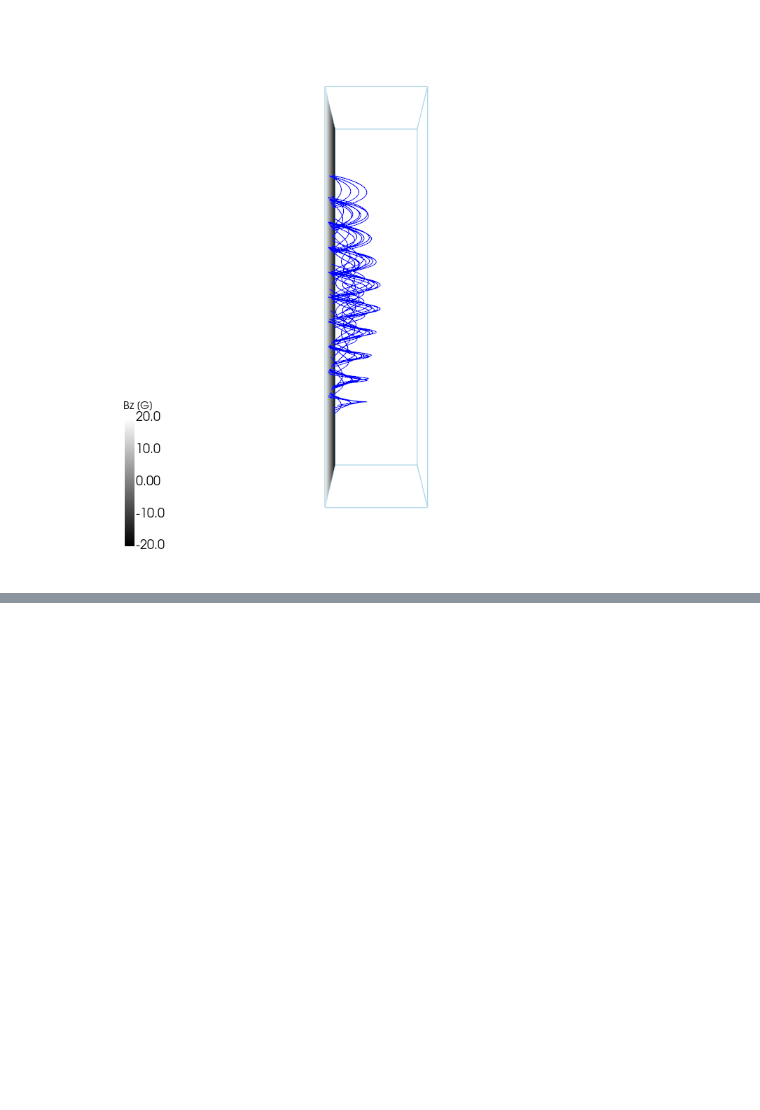
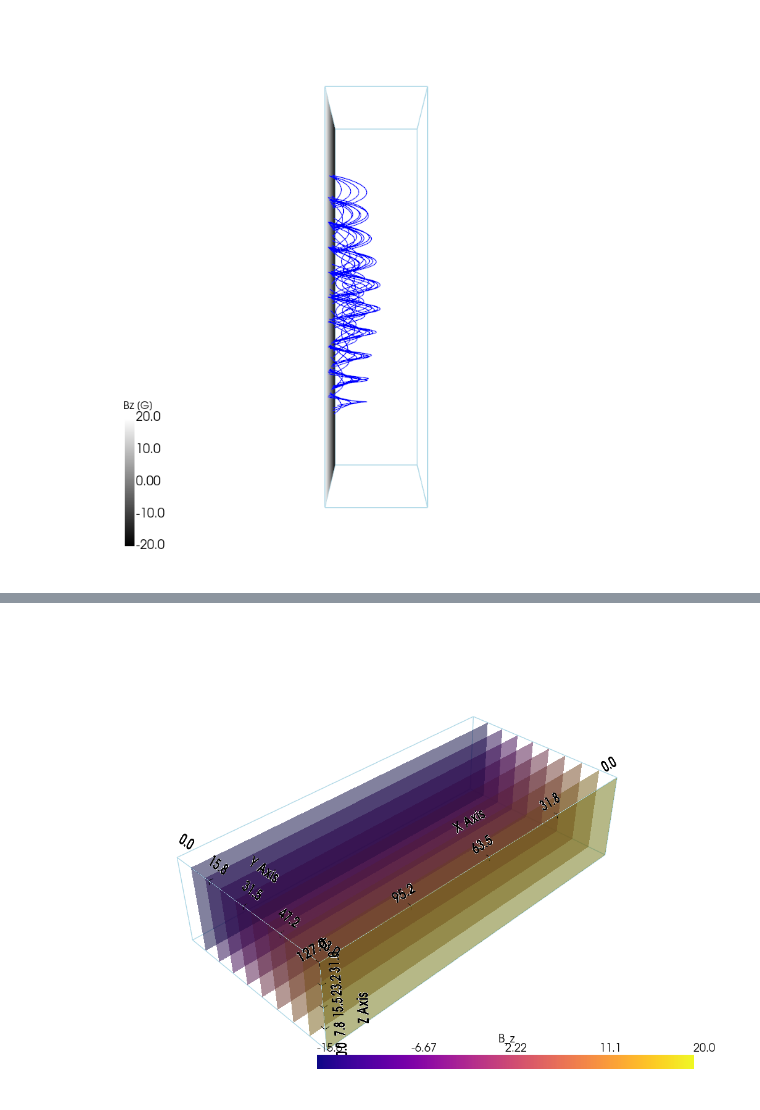
Before and after one commit to mgjeon/magnetic_field_line, a Jupyter notebook: example/example.ipynb, the cells around one changed output, grey strips where cells are left out. Cells and saved outputs as stored; diff of their text form; code cells hidden in the pictures; blank space fills up the shorter version.

```diff
--- a/example/example.ipynb
+++ b/example/example.ipynb
@@ -125,0 +138,4 @@ p.show()
+# %%
+b_plot.pv_Bz_3D()
+# %% [output]
+[figure, added]
```
Also changed, not shown: parts of 7 cells of this notebook.
